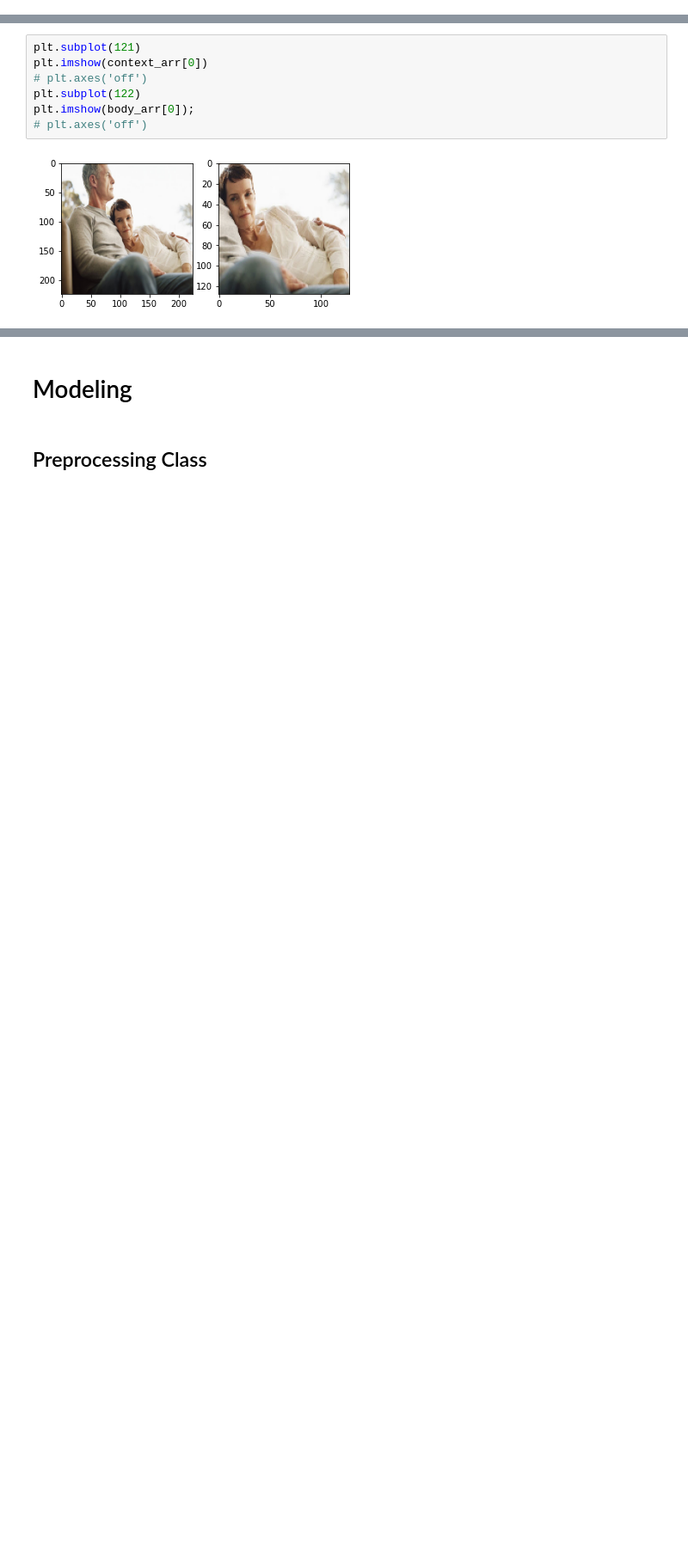
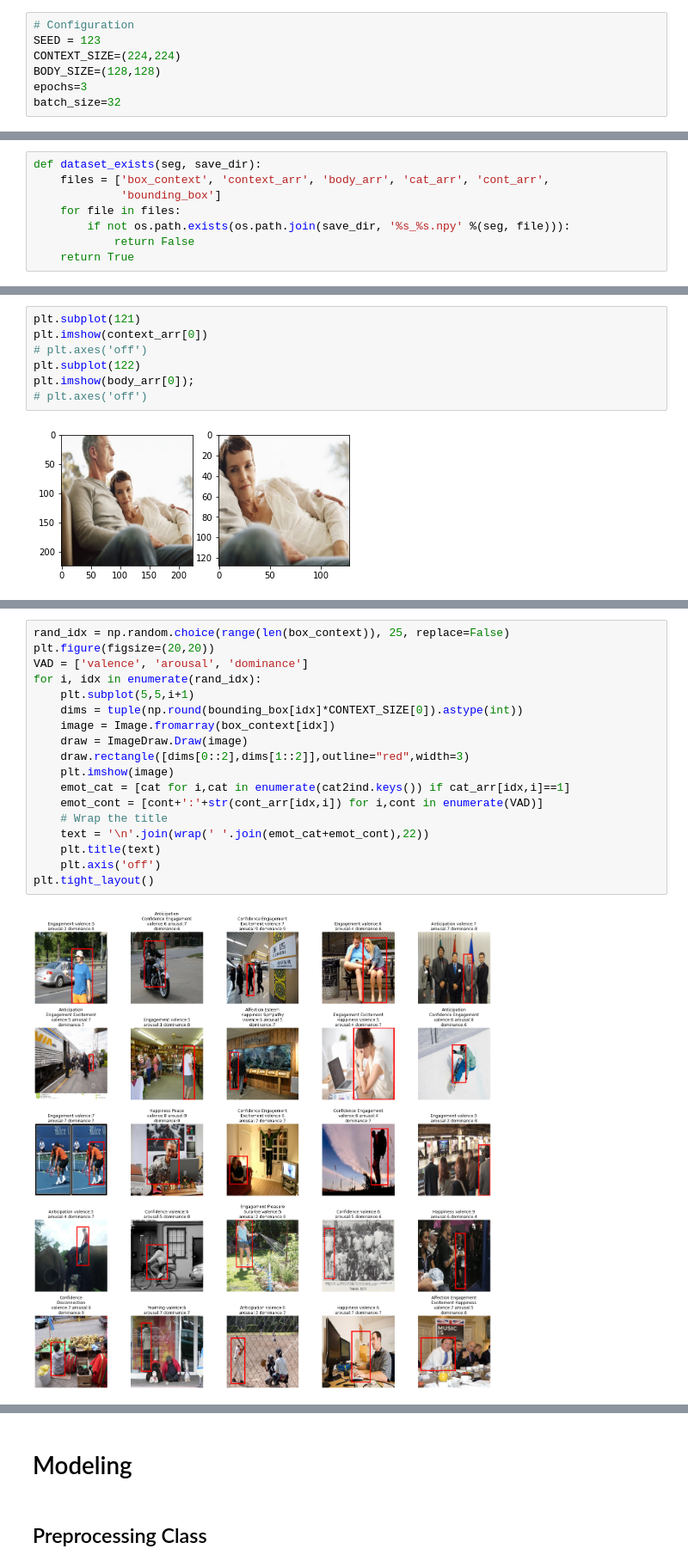
Before and after one commit to afanta-fi/digital-wellbeing-chatbot, a Jupyter notebook: index.ipynb, the cells around one changed output, grey strips where cells are left out. Shown at 86% size. Cells and saved outputs as stored; diff of their text form; blank space fills up the shorter version.

```diff
--- a/index.ipynb
+++ b/index.ipynb
@@ -38 +42,8 @@ VGG16, VGG19, ResNet50V2, Xception, InceptionV3
+# %%
+# Configuration
+SEED = 123
+CONTEXT_SIZE=(224,224)
+BODY_SIZE=(128,128)
+epochs=3
+batch_size=32
 # %%
@@ -56,6 +68,14 @@ def get_keys(path):
 keys = get_keys("/Users/zeaps/.secret/tensorbay_api.json")
 
 api_key = keys['api_key']
+# %%
+def dataset_exists(seg, save_dir):
+    files = ['box_context', 'context_arr', 'body_arr', 'cat_arr', 'cont_arr',
+             'bounding_box']
+    for file in files:
+        if not os.path.exists(os.path.join(save_dir, '%s_%s.npy' %(seg, file))):
+            return False
+    return True
 # %%
 save_dir = './data/emotic_pre'
 dataset = Dataset("Emotic", GAS(api_key))
@@ -117,0 +142,20 @@ plt.imshow(body_arr[0]);
+# %%
+rand_idx = np.random.choice(range(len(box_context)), 25, replace=False)
+plt.figure(figsize=(20,20))
+VAD = ['valence', 'arousal', 'dominance']
+for i, idx in enumerate(rand_idx):
+    plt.subplot(5,5,i+1)
+    dims = tuple(np.round(bounding_box[idx]*CONTEXT_SIZE[0]).astype(int))
+    image = Image.fromarray(box_context[idx])
+    draw = ImageDraw.Draw(image)
+    draw.rectangle([dims[0::2],dims[1::2]],outline="red",width=3)
+    plt.imshow(image)
+    emot_cat = [cat for i,cat in enumerate(cat2ind.keys()) if cat_arr[idx,i]==1]
+    emot_cont = [cont+':'+str(cont_arr[idx,i]) for i,cont in enumerate(VAD)]
+    # Wrap the title
+    text = '\n'.join(wrap(' '.join(emot_cat+emot_cont),22))
+    plt.title(text)
+    plt.axis('off')
+plt.tight_layout()
+# %% [output]
+[figure, added]
```
Also changed, not shown: parts of 9 cells of this notebook.
